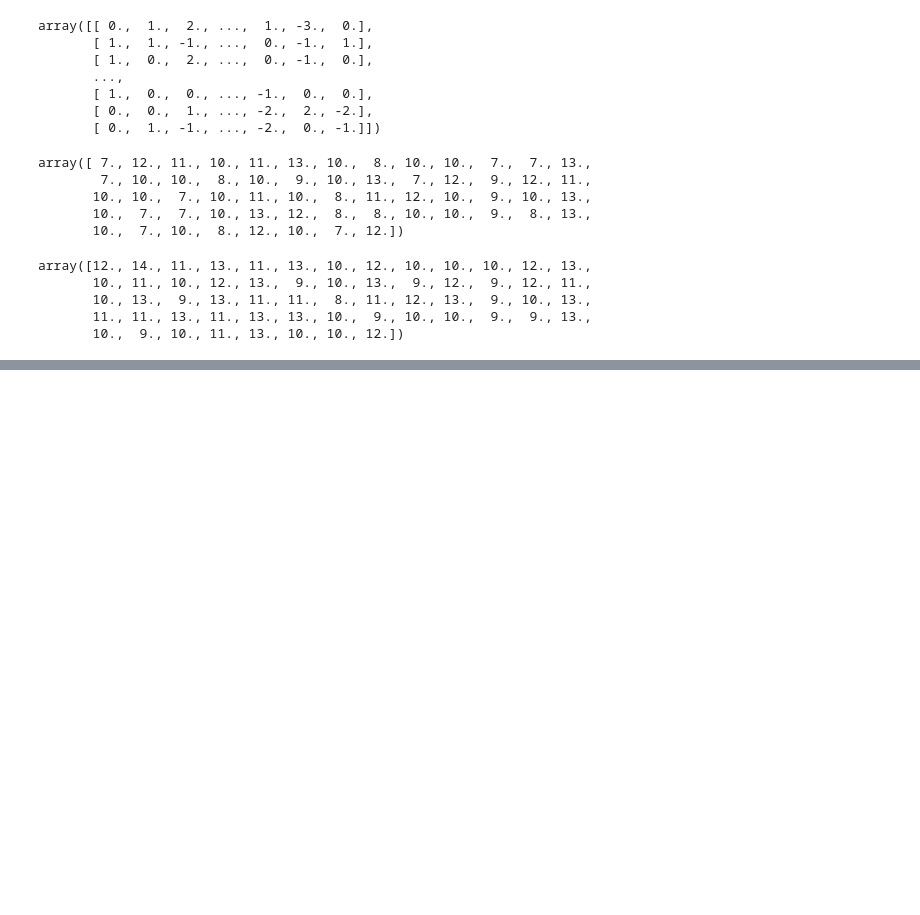
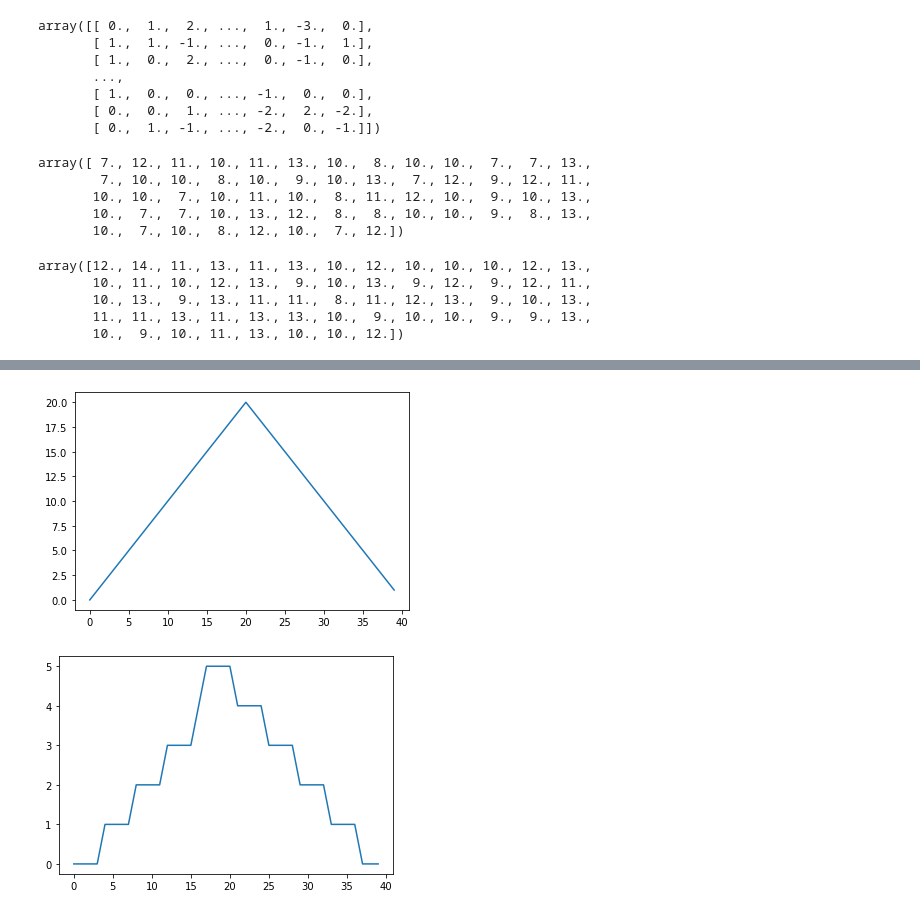
Before and after one commit to sabahzero/PythonPractice, a Jupyter notebook: swc-python/Notebook.ipynb, the cells around one changed output, grey strips where cells are left out. Saved outputs shown, nothing was run; the diff lists cells and outputs as text; code cells hidden in the pictures; blank space fills up the shorter version.

```diff
--- a/swc-python/Notebook.ipynb
+++ b/swc-python/Notebook.ipynb
@@ -437,0 +474,14 @@ https://swcarpentry.github.io/python-novice-inflammation/03-matplotlib/index.htm
+# %%
+# let’s have a look at two other statistics
+max_plot = matplotlib.pyplot.plot(numpy.max(data, axis=0))
+matplotlib.pyplot.show() # maximum value rises and falls linearly
+
+min_plot = matplotlib.pyplot.plot(numpy.min(data, axis=0))
+matplotlib.pyplot.show() # minimum seems to be a step function
+
+# Neither trend seems likely, so
+# either a mistake in our calculations or something is wrong with data
+# This insight would have been difficult without visualization tools
+# %% [output]
+[figure, added]
+[figure, added]
```
Also changed, not shown: parts of 4 cells of this notebook.
